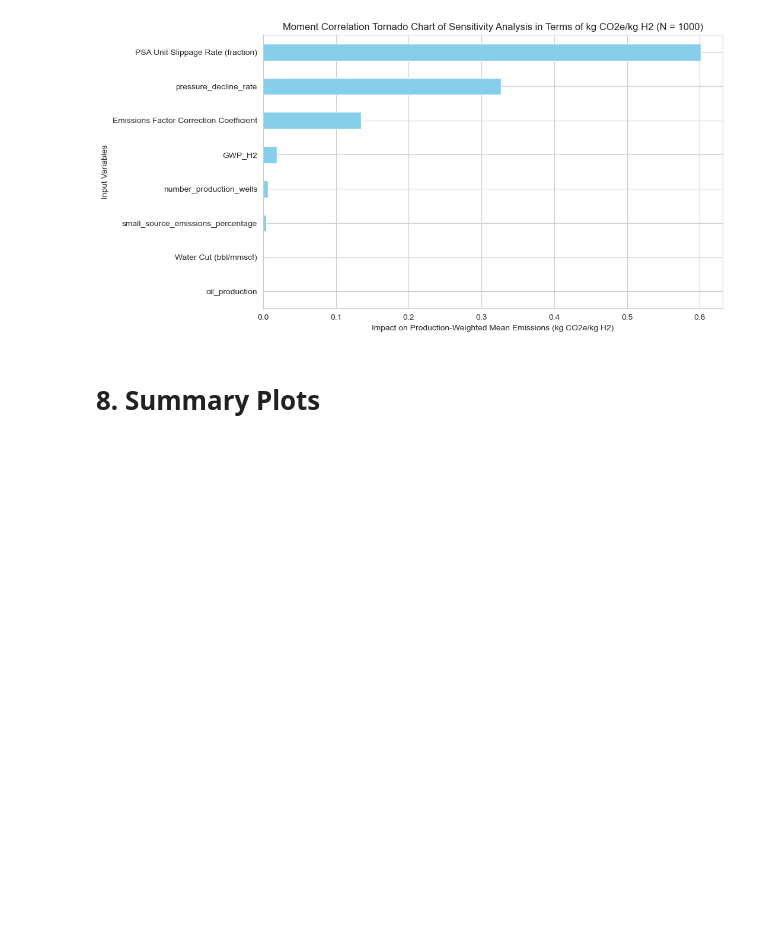
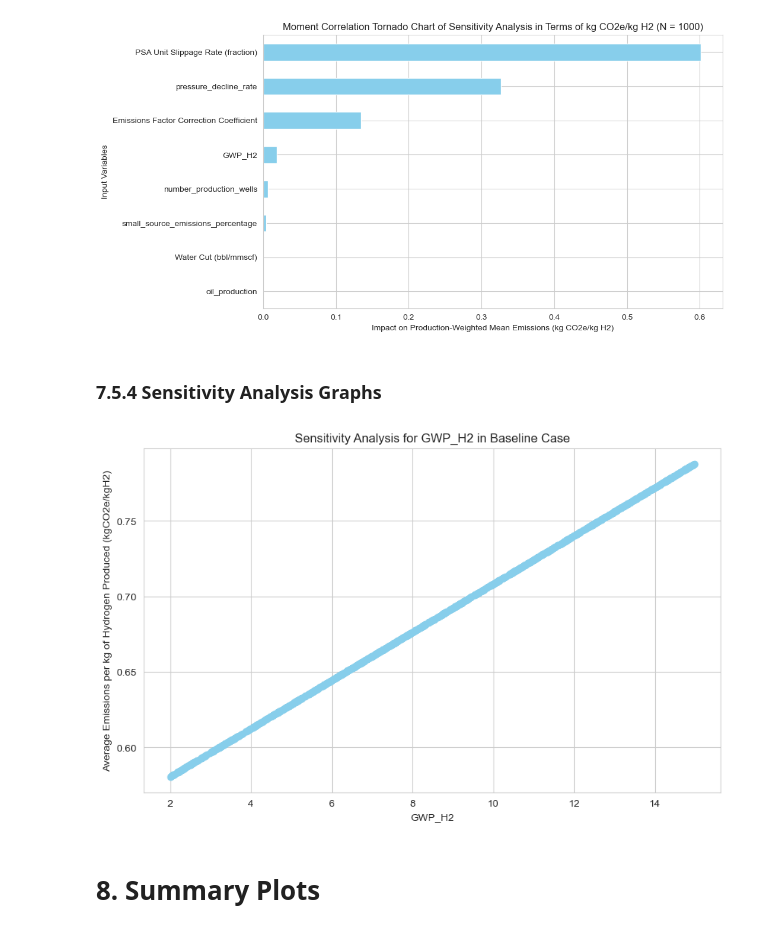
Before and after one commit to tblackfd/Geologic-Hydrogen-LCA-TEA, a Jupyter notebook: BrandtModelReplication_v0_2.ipynb, the cells around one changed output. Drawn from its saved outputs; the diff is of its cells as text; code cells hidden in the pictures; blank space fills up the shorter version.

```diff
--- a/BrandtModelReplication_v0_2.ipynb
+++ b/BrandtModelReplication_v0_2.ipynb
@@ -5610,6 +5617,42 @@ plt.title(f'Moment Correlation Tornado Chart of Sensitivity Analysis in Terms of
 plt.show()
 # %% [output]
 [figure]
+# %% [markdown]
+### 7.5.4 Sensitivity Analysis Graphs
+# %%
+# Now plot sensitivity analysis graphs to show the effect of each variable on the average emissions per kg of hydrogen produced:
+# A sensitivity graph plots the range of input variables on the horizontal axis (i.e. the sensitivity values) and the corresponding output values on the vertical axis (i.e. the average emissions per kg of hydrogen produced).
+
+# Define a function to plot the sensitivity graph for a given variable:
+def plot_sensitivity_graph(case, variable, sensitivity_values):
+    results = []
+    for value in sensitivity_values:
+        case_data = {
+            'GWP_H2': GWP_H2_default,
+            'oil_production': oil_production_default,
+            'small_source_emissions_percentage': small_source_emissions_percentage_default,
+            'Water Cut (bbl/mmscf)': water_production_default,
+            'PSA Unit Slippage Rate (fraction)': PSA_unit_slippage_rate_default,
+            'pressure_decline_rate': pressure_decline_rate_default,
+            'number_production_wells': number_production_wells_default,
+            'Emissions Factor Correction Coefficient': 1
+        }
+        case_data[variable] = value
+        result = calculate_average_emissions_per_kg_hydrogen(case, case_data)['average_emissions_per_kg_hydrogen']
+        results.append(result)
+
+    plt.figure(figsize=(10, 6))
+    plt.plot(sensitivity_values, results, marker='o', color='skyblue')
+    plt.title(f'Sensitivity Analysis for {variable} in {case} Case')
+    plt.xlabel(f'{variable}')
+    plt.ylabel('Average Emissions per kg of Hydrogen Produced (kgCO2e/kgH2)')
+    plt.grid(True)
+    plt.show()
+
+# # Test the function with the 'Baseline' case and the 'GWP_H2' variable
+plot_sensitivity_graph('Baseline', 'GWP_H2', sensitivity_assumptions['GWP_H2'])
+# %% [output]
+[figure, added]
 # %% [markdown]
 # 8. Summary Plots
 # %% [markdown]
```
Also changed, not shown: parts of 32 cells of this notebook.
